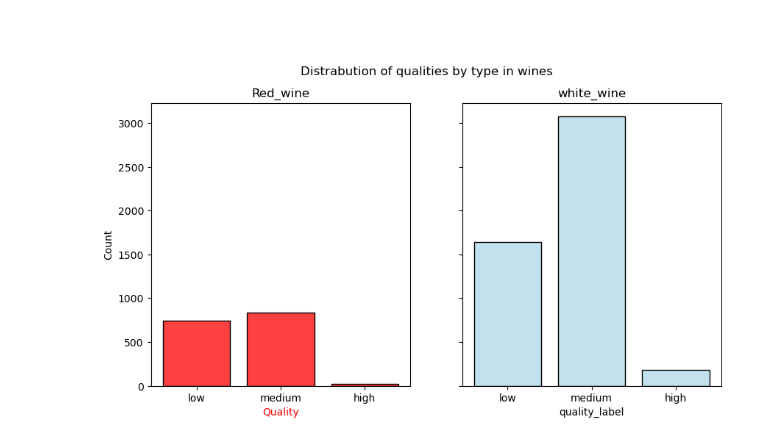
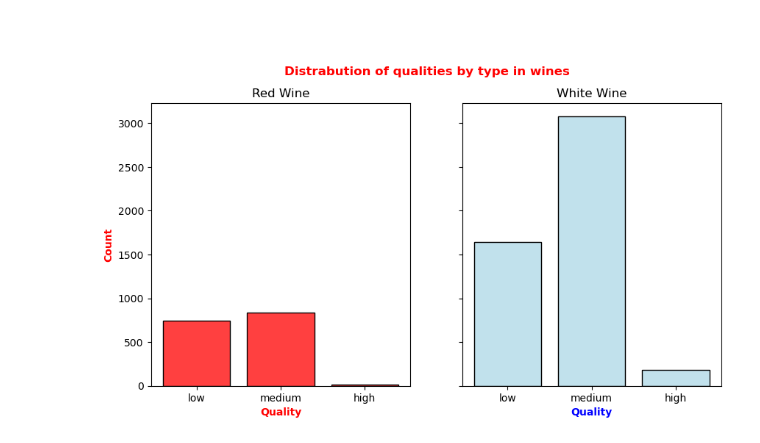
Before and after one commit to MarjilaRahmaty/Project1-Wine-analysis, a Jupyter notebook: Wine-EDA.ipynb, the cells around one changed output. Drawn from its saved outputs; the diff is of its cells as text; code cells hidden in the pictures.

```diff
--- a/Wine-EDA.ipynb
+++ b/Wine-EDA.ipynb
@@ -491,21 +491,24 @@ plt.show()
 # %%
 # distrabution of qualities by type in Red_wine and white wine
 
 #plt.figure(figsize=( 4, 4))
 #sns.countplot(x=red_wine["quality_label"], color="red")
 #plt.title("Quality Label" , color ='red')
 #plt.xlabel("Quality")
 #plt.ylabel("number of rows")
 #plt.show()
 
 fig1 , axes = plt.subplots(nrows=1, ncols=2, figsize=(10,5) , sharey=True)
-sns.histplot(data = red_wine, x='quality_label', color='red', shrink=.8, ax=axes[0]).set(title ='Red_wine')
-sns.histplot(data = white_wine, x='quality_label', color='lightblue', shrink=.8, ax=axes[1]).set(title ='white_wine')
-axes[0].set_xlabel("Quality", color = 'red')
-plt.suptitle("Distrabution of qualities by type in wines")
+sns.histplot(data=red_wine, x='quality_label', color='red', shrink=0.8, ax=axes[0]).set(title='Red Wine')
+sns.histplot(data = white_wine, x='quality_label', color='lightblue', shrink=.8, ax=axes[1]).set(title ='White Wine')
+axes[0].set_xlabel("Quality", color = 'red', fontweight ='bold')
+axes[0].set_ylabel("Count", color='red' ,fontweight = 'bold')
+axes[1].set_xlabel("Quality", color='blue' , fontweight='bold')
+#axes[1].set_ylabel("Count", color='lightblue')
+plt.suptitle("Distrabution of qualities by type in wines", color="red" ,fontweight ='bold' )
 
 
 
 plt.show()
 # %% [output]
-[figure, old version]
+[figure, new version]
```
